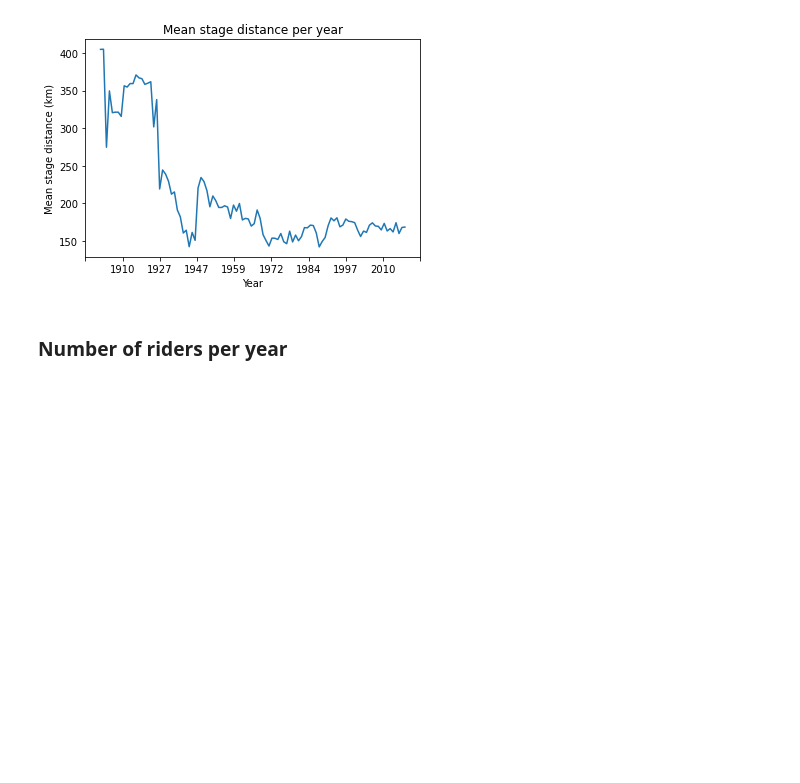
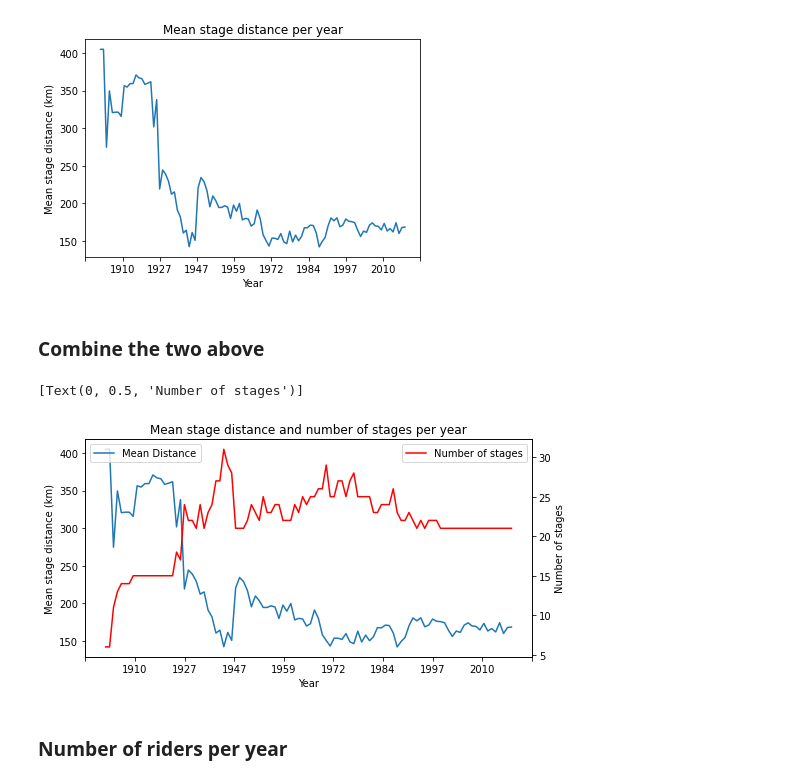
Before and after one commit to nana0211/datavis-project-2022-datawiz, a Jupyter notebook: EDA/EDA.ipynb, the cells around one changed output. Cells and saved outputs as stored; diff of their text form; code cells hidden in the pictures; blank space fills up the shorter version.

```diff
--- a/EDA/EDA.ipynb
+++ b/EDA/EDA.ipynb
@@ -112,6 +120,21 @@ plt.legend([],[],frameon=False)
 plt.show()
 # %% [output]
 [figure]
+# %% [markdown]
+### Combine the two above
+# %%
+fig, ax = plt.subplots(figsize=(8,4))
+plot = sns.lineplot(data=stages.groupby("year").mean("Distance"), ax=ax)
+ax.legend(["Mean Distance"], loc=2)
+ax.set(xlabel="Year", ylabel="Mean stage distance (km)", title="Mean stage distance and number of stages per year")
+ax2 = ax.twinx()
+sns.lineplot(data=stages.groupby("year").size(), ax=ax2, color = "red")
+plot.xaxis.set_major_locator(ticker.LinearLocator(10))
+ax2.legend(["Number of stages"], loc=0)
+ax2.set(ylabel="Number of stages")
+# %% [output]
+[Text(0, 0.5, 'Number of stages')]
+[figure, added]
 # %% [markdown]
 ### Number of riders per year
 # %%
```
Also changed, not shown: parts of 10 cells of this notebook, 7 other files.
